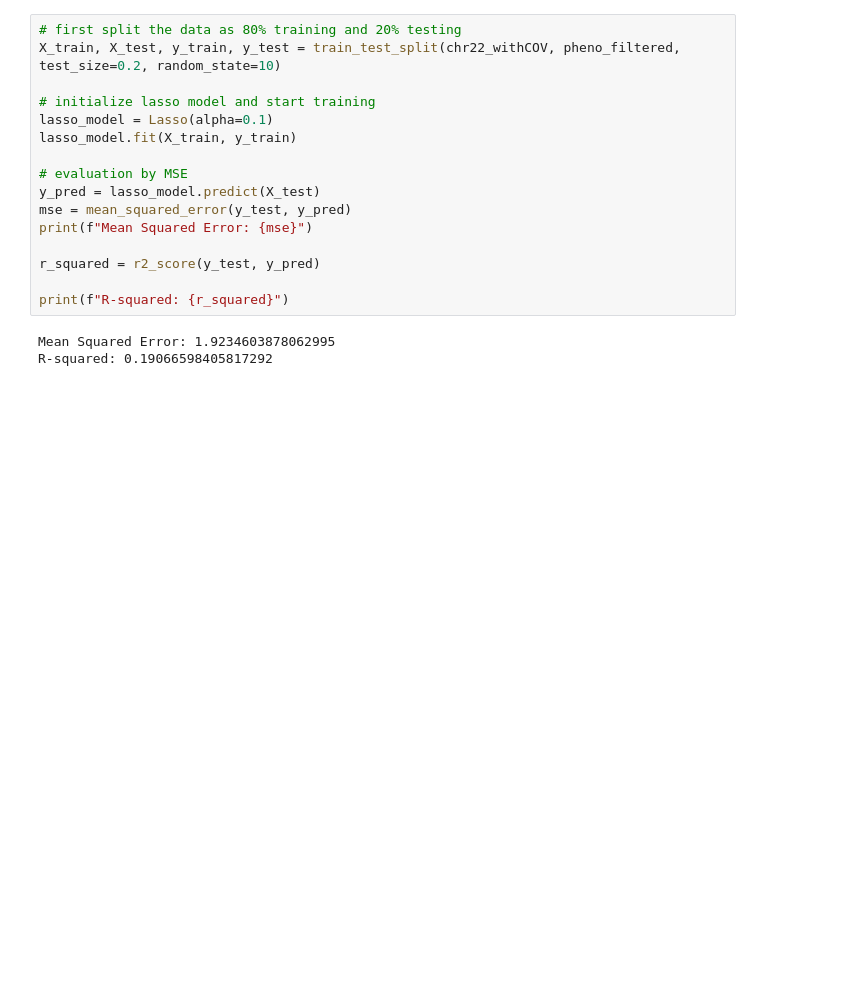
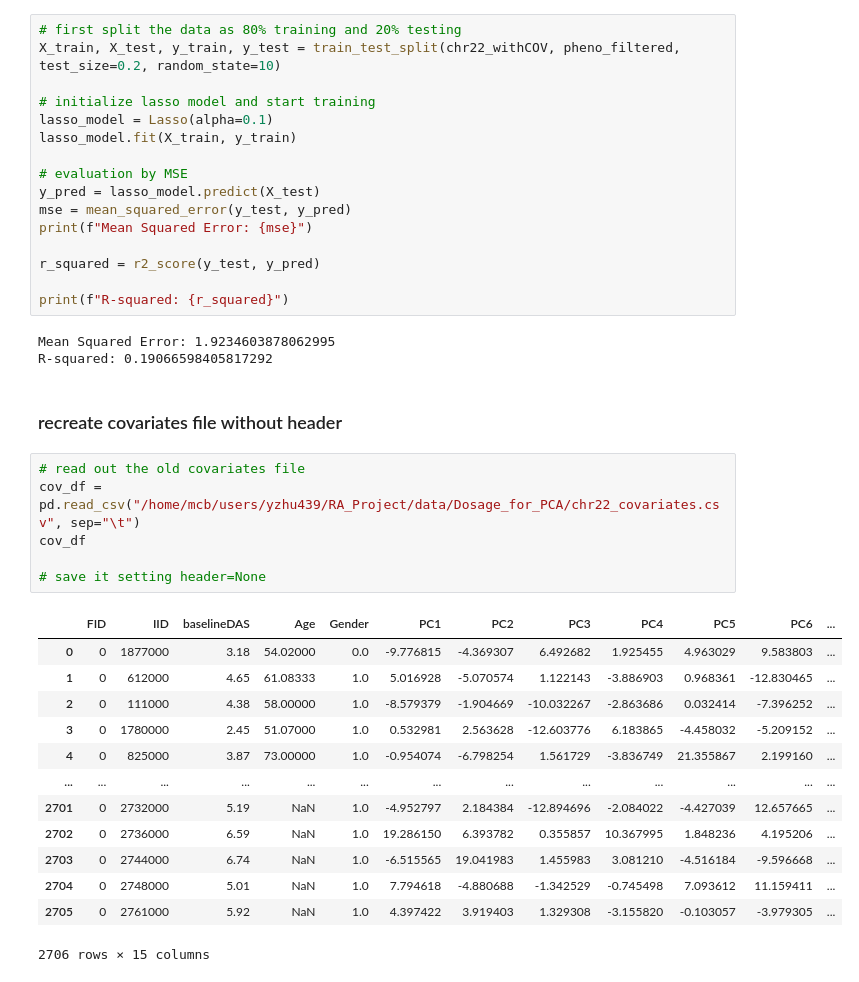
Before and after one commit to Yiqing-Zhu2000/RA_Project, a Jupyter notebook: scikitLearn_on_chr22.ipynb, the cells around one changed output. Saved outputs shown, nothing was run; the diff lists cells and outputs as text; blank space fills up the shorter version.

```diff
--- a/scikitLearn_on_chr22.ipynb
+++ b/scikitLearn_on_chr22.ipynb
@@ -91,3 +91,25 @@ print(f"R-squared: {r_squared}")
 # %% [output]
 Mean Squared Error: 1.9234603878062995
 R-squared: 0.19066598405817292
+# %% [markdown]
+### recreate covariates file without header
+# %%
+# read out the old covariates file
+cov_df = pd.read_csv("/home/mcb/users/yzhu439/RA_Project/data/Dosage_for_PCA/chr22_covariates.csv", sep="\t")
+cov_df
+
+# save it setting header=None
+# %% [output]
+|  | FID | IID | baselineDAS | Age | Gender | PC1 | PC2 | PC3 | PC4 | PC5 | PC6 | ... |
+| 0 | 0 | 1877000 | 3.18 | 54.02000 | 0.0 | -9.776815 | -4.369307 | 6.492682 | 1.925455 | 4.963029 | 9.583803 | ... |
+| 1 | 0 | 612000 | 4.65 | 61.08333 | 1.0 | 5.016928 | -5.070574 | 1.122143 | -3.886903 | 0.968361 | -12.830465 | ... |
+| 2 | 0 | 111000 | 4.38 | 58.00000 | 1.0 | -8.579379 | -1.904669 | -10.032267 | -2.863686 | 0.032414 | -7.396252 | ... |
+| 3 | 0 | 1780000 | 2.45 | 51.07000 | 1.0 | 0.532981 | 2.563628 | -12.603776 | 6.183865 | -4.458032 | -5.209152 | ... |
+| 4 | 0 | 825000 | 3.87 | 73.00000 | 1.0 | -0.954074 | -6.798254 | 1.561729 | -3.836749 | 21.355867 | 2.199160 | ... |
+| ... | ... | ... | ... | ... | ... | ... | ... | ... | ... | ... | ... | ... |
+| 2701 | 0 | 2732000 | 5.19 | NaN | 1.0 | -4.952797 | 2.184384 | -12.894696 | -2.084022 | -4.427039 | 12.657665 | ... |
+| 2702 | 0 | 2736000 | 6.59 | NaN | 1.0 | 19.286150 | 6.393782 | 0.355857 | 10.367995 | 1.848236 | 4.195206 | ... |
+| 2703 | 0 | 2744000 | 6.74 | NaN | 1.0 | -6.515565 | 19.041983 | 1.455983 | 3.081210 | -4.516184 | -9.596668 | ... |
+| 2704 | 0 | 2748000 | 5.01 | NaN | 1.0 | 7.794618 | -4.880688 | -1.342529 | -0.745498 | 7.093612 | 11.159411 | ... |
+| 2705 | 0 | 2761000 | 5.92 | NaN | 1.0 | 4.397422 | 3.919403 | 1.329308 | -3.155820 | -0.103057 | -3.979305 | ... |
+2706 rows × 15 columns
```
Also changed, not shown: 1 other file.
